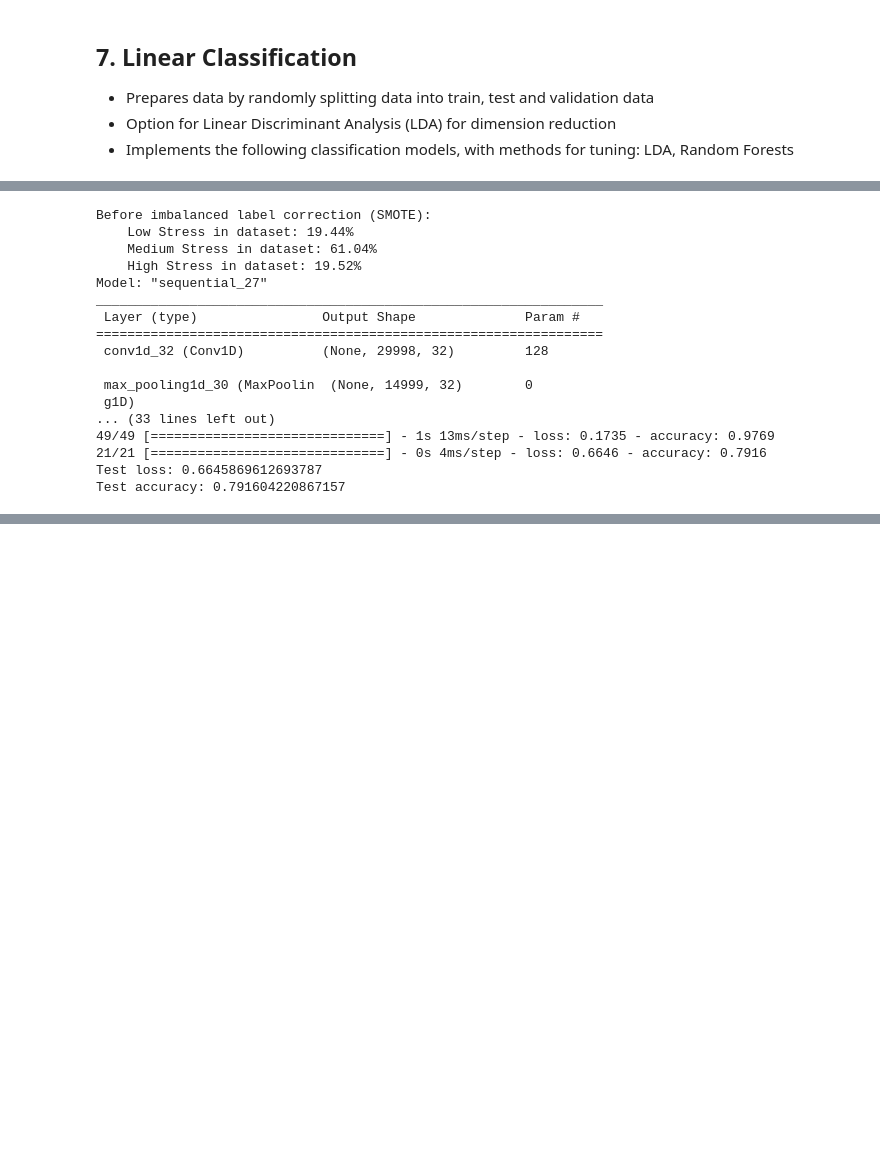
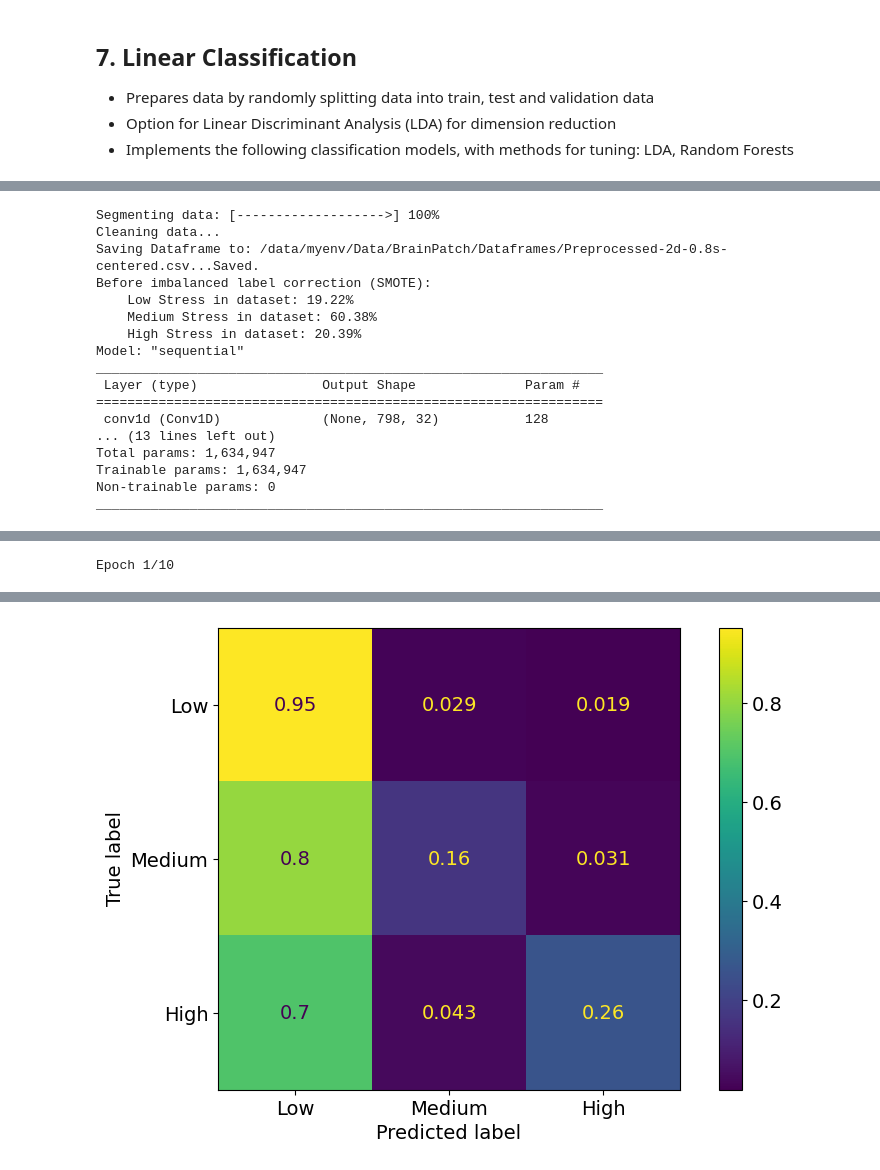
Before and after one commit to WillPowellUk/ECG-Stress-Classifier, a Jupyter notebook: ECG Stress Classifier.ipynb, the cells around one changed output, grey strips where cells are left out. Drawn from its saved outputs; the diff is of its cells as text; code cells hidden in the pictures; blank space fills up the shorter version.

```diff
--- a/ECG Stress Classifier.ipynb
+++ b/ECG Stress Classifier.ipynb
@@ -971,30 +1031,31 @@ class CNN1D():
 # %%
-# pp.segment(window_length_s=30, overlap=0.1) # segment data with a sliding window of length to be 0.8s which is average heart beat
-# pp.clean()
-# pp.create_2d_2() # converts data to 2d vector (required for CNN)
-# Utilities.save_dataframe(pp.preprocessed_ECG_2d, dataframe_path, 'Preprocessed-2d-30.s')
+pp.segment(window_length_s=30, overlap=0.1) # segment data with a sliding window of length to be 0.8s which is average heart beat
+pp.clean()
+pp.create_2d() # converts data to 2d vector (required for CNN)
+Utilities.save_dataframe(pp.preprocessed_ECG_2d, dataframe_path, 'Preprocessed-2d-30.s')
 
 dataset = ML_Utilities.prepare(pp.preprocessed_ECG_2d, train_split=0.70, test_split=0.30, normalise=True)
 
 # Tune and classify the one dimensional convolutional deep neural network
 cnn = CNN1D(dataset, DATABASE)
 cnn.prepare()
-cnn.train()
+cnn.tune()
+# cnn.predict(2)
 # %% [output]
+Segmenting data: [------------------->] 100%
+Cleaning data...
+Saving Dataframe to: /data/myenv/Data/BrainPatch/Dataframes/Preprocessed-2d-0.8s-centered.csv...Saved.
 Before imbalanced label correction (SMOTE):
-    Low Stress in dataset: 19.44%
-    Medium Stress in dataset: 61.04%
-    High Stress in dataset: 19.52%
-Model: "sequential_27"
+    Low Stress in dataset: 19.22%
+    Medium Stress in dataset: 60.38%
+    High Stress in dataset: 20.39%
+Model: "sequential"
 _________________________________________________________________
  Layer (type)                Output Shape              Param #
 =================================================================
- conv1d_32 (Conv1D)          (None, 29998, 32)         128
-
- max_pooling1d_30 (MaxPoolin  (None, 14999, 32)        0
- g1D)
-... (33 lines left out)
-49/49 [==============================] - 1s 13ms/step - loss: 0.1735 - accuracy: 0.9769
-21/21 [==============================] - 0s 4ms/step - loss: 0.6646 - accuracy: 0.7916
-Test loss: 0.6645869612693787
-Test accuracy: 0.791604220867157
+ conv1d (Conv1D)             (None, 798, 32)           128
+... (13 lines left out)
+Total params: 1,634,947
+Trainable params: 1,634,947
+Non-trainable params: 0
+_________________________________________________________________
@@ -1000,0 +1072 @@ Test accuracy: 0.791604220867157
+Epoch 1/10
@@ -1000,0 +1096 @@ Test accuracy: 0.791604220867157
+[figure, added]
```
Also changed, not shown: parts of 7 cells of this notebook, 1 other file.
